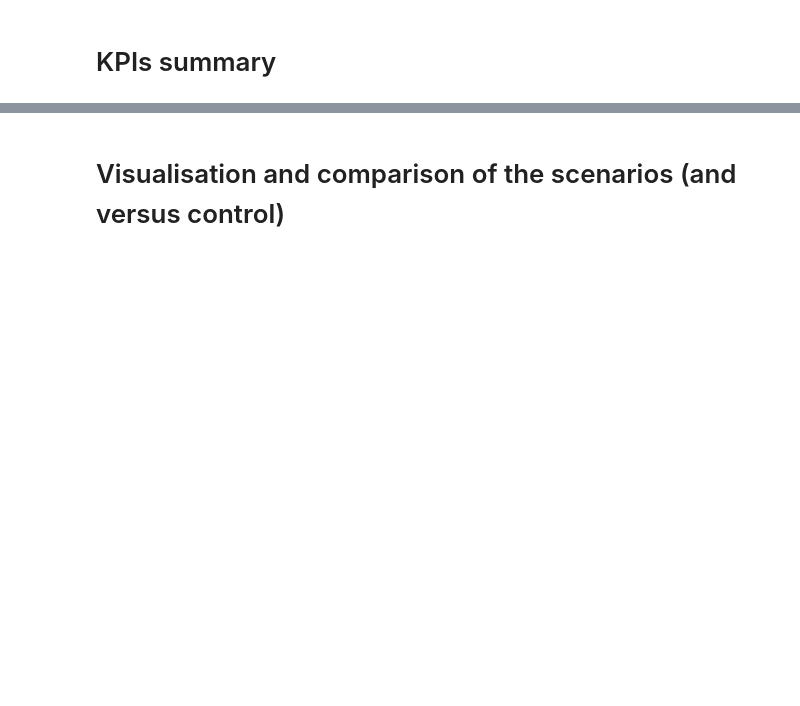
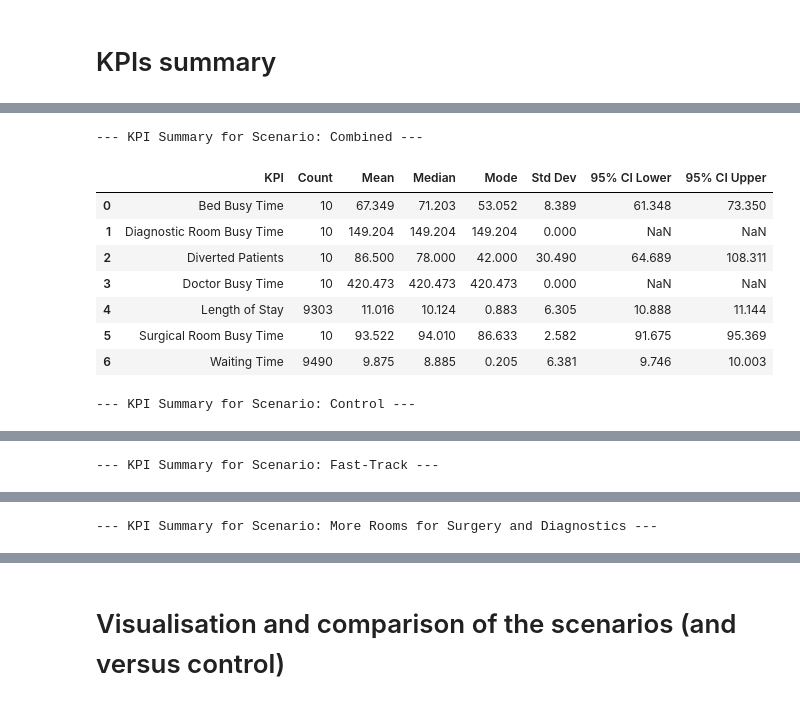
Before and after one commit to chigvintseva/UniProject-simulation-techniques, a Jupyter notebook: main.ipynb, the cells around one changed output, grey strips where cells are left out. Saved outputs shown, nothing was run; the diff lists cells and outputs as text; code cells hidden in the pictures; blank space fills up the shorter version.

```diff
--- a/main.ipynb
+++ b/main.ipynb
@@ -859,0 +858,78 @@ Diagnostic Room Utilization: 33.46% average utilization
+# %%
+# Aggregation function — unchanged but complete here for reference
+def aggregate_kpis(replication_results, scenario_name):
+    data = []
+    for res in replication_results:
+        for wt in res.waiting_times:
+            data.append({'Scenario': scenario_name, 'KPI': 'Waiting Time', 'Value': wt})
+        for los in res.length_of_stay:
+            data.append({'Scenario': scenario_name, 'KPI': 'Length of Stay', 'Value': los})
+        data.append({'Scenario': scenario_name, 'KPI': 'Diverted Patients', 'Value': res.diverted_patients})
+        data.append({'Scenario': scenario_name, 'KPI': 'Doctor Busy Time', 'Value': res.doctor_busy_time})
+        data.append({'Scenario': scenario_name, 'KPI': 'Bed Busy Time', 'Value': res.bed_busy_time})
+        data.append({'Scenario': scenario_name, 'KPI': 'Surgical Room Busy Time', 'Value': res.surgical_room_busy_time})
+        data.append({'Scenario': scenario_name, 'KPI': 'Diagnostic Room Busy Time', 'Value': res.diagnostic_room_busy_time})
+    return pd.DataFrame(data)
+
+# Aggregate data for all scenarios
+df_control = aggregate_kpis(replication_results, 'Control')
+df_ft = aggregate_kpis(replication_results_ft, 'Fast-Track')
+df_s2 = aggregate_kpis(replication_results_scen2, 'More Rooms for Surgery and Diagnostics')
+df_s3 = aggregate_kpis(replication_results_s3, 'Combined')
+
+# Combine all
+df_all = pd.concat([df_control, df_ft, df_s2, df_s3], ignore_index=True)
+
+# Summary stats function - clean and readable
+def kpi_grouped_summary_clean(df):
+    summary_records = []
+    for scenario in sorted(df['Scenario'].unique()):
+        for kpi_name in sorted(df['KPI'].unique()):
+            values = df.loc[(df['Scenario'] == scenario) & (df['KPI'] == kpi_name), 'Value']
+            n = len(values)
+            if n == 0:
+                continue
+
+            mean = values.mean()
+            median = values.median()
+            try:
+                mode_val = stats.mode(values, keepdims=False).mode
+            except Exception:
+                mode_val = np.nan
+            std_dev = values.std(ddof=1)
+            if n > 1:
+                ci_low, ci_high = stats.t.interval(0.95, n-1, loc=mean, scale=stats.sem(values))
+            else:
+                ci_low, ci_high = (np.nan, np.nan)
+
+            summary_records.append({
+                'Scenario': scenario,
+                'KPI': kpi_name,
+                'Count': n,
+                'Mean': round(mean, 3),
+                'Median': round(median, 3),
+                'Mode': round(mode_val, 3) if not pd.isna(mode_val) else None,
+                'Std Dev': round(std_dev, 3),
+                '95% CI Lower': round(ci_low, 3) if not pd.isna(ci_low) else None,
+                '95% CI Upper': round(ci_high, 3) if not pd.isna(ci_high) else None,
+            })
+    return pd.DataFrame(summary_records)
+
+# Generate summary
+summary_df = kpi_grouped_summary_clean(df_all)
+
+# Print summaries per scenario clearly
+for scenario in summary_df['Scenario'].unique():
+    print(f"\n--- KPI Summary for Scenario: {scenario} ---")
+    display(summary_df[summary_df['Scenario'] == scenario].drop(columns='Scenario').reset_index(drop=True))
+# %% [output]
+--- KPI Summary for Scenario: Combined ---
+|  | KPI | Count | Mean | Median | Mode | Std Dev | 95% CI Lower | 95% CI Upper |
+| 0 | Bed Busy Time | 10 | 67.349 | 71.203 | 53.052 | 8.389 | 61.348 | 73.350 |
+| 1 | Diagnostic Room Busy Time | 10 | 149.204 | 149.204 | 149.204 | 0.000 | NaN | NaN |
+| 2 | Diverted Patients | 10 | 86.500 | 78.000 | 42.000 | 30.490 | 64.689 | 108.311 |
+| 3 | Doctor Busy Time | 10 | 420.473 | 420.473 | 420.473 | 0.000 | NaN | NaN |
+| 4 | Length of Stay | 9303 | 11.016 | 10.124 | 0.883 | 6.305 | 10.888 | 11.144 |
+| 5 | Surgical Room Busy Time | 10 | 93.522 | 94.010 | 86.633 | 2.582 | 91.675 | 95.369 |
+| 6 | Waiting Time | 9490 | 9.875 | 8.885 | 0.205 | 6.381 | 9.746 | 10.003 |
+--- KPI Summary for Scenario: Control ---
@@ -859,0 +944 @@ Diagnostic Room Utilization: 33.46% average utilization
+--- KPI Summary for Scenario: Fast-Track ---
@@ -859,0 +953 @@ Diagnostic Room Utilization: 33.46% average utilization
+--- KPI Summary for Scenario: More Rooms for Surgery and Diagnostics ---
```
Also changed, not shown: parts of 8 cells of this notebook.
